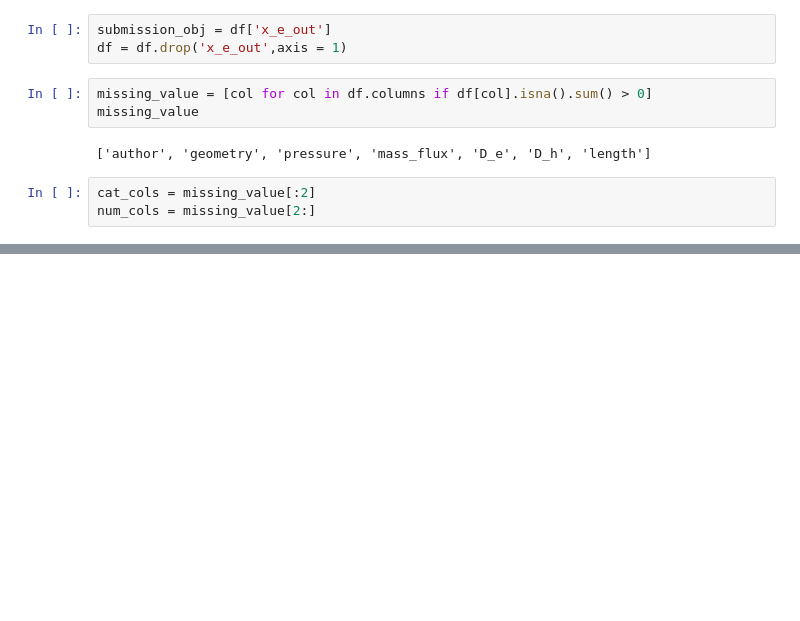
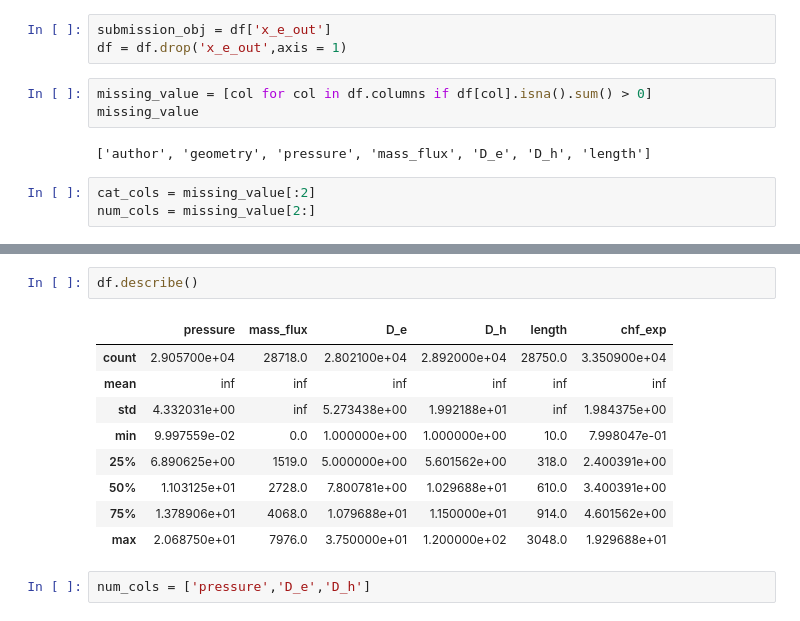
Before and after one commit to yonghyeun/Machine-learning, a Jupyter notebook: 경진대회/[캐글] PlayGround S3_EP15 결측값 대치법.ipynb, the cells around one changed output, grey strips where cells are left out. Cells and saved outputs as stored; diff of their text form; blank space fills up the shorter version.

```diff
--- a/경진대회/[캐글] PlayGround S3_EP15 결측값 대치법.ipynb
+++ b/경진대회/[캐글] PlayGround S3_EP15 결측값 대치법.ipynb
@@ -404,0 +492,14 @@ df
+# %%
+df.describe()
+# %% [output]
+|  | pressure | mass_flux | D_e | D_h | length | chf_exp |
+| count | 2.905700e+04 | 28718.0 | 2.802100e+04 | 2.892000e+04 | 28750.0 | 3.350900e+04 |
+| mean | inf | inf | inf | inf | inf | inf |
+| std | 4.332031e+00 | inf | 5.273438e+00 | 1.992188e+01 | inf | 1.984375e+00 |
+| min | 9.997559e-02 | 0.0 | 1.000000e+00 | 1.000000e+00 | 10.0 | 7.998047e-01 |
+| 25% | 6.890625e+00 | 1519.0 | 5.000000e+00 | 5.601562e+00 | 318.0 | 2.400391e+00 |
+| 50% | 1.103125e+01 | 2728.0 | 7.800781e+00 | 1.029688e+01 | 610.0 | 3.400391e+00 |
+| 75% | 1.378906e+01 | 4068.0 | 1.079688e+01 | 1.150000e+01 | 914.0 | 4.601562e+00 |
+| max | 2.068750e+01 | 7976.0 | 3.750000e+01 | 1.200000e+02 | 3048.0 | 1.929688e+01 |
+# %%
+num_cols = ['pressure','D_e','D_h']
```
Also changed, not shown: parts of 26 cells of this notebook.
